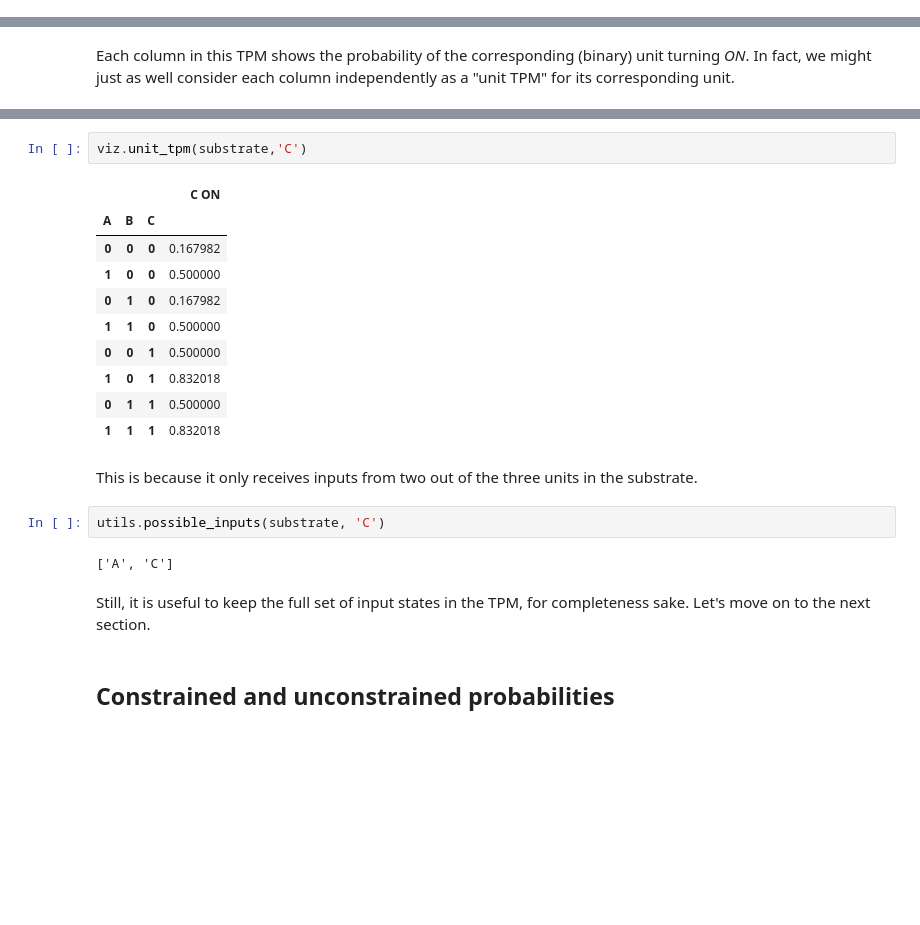
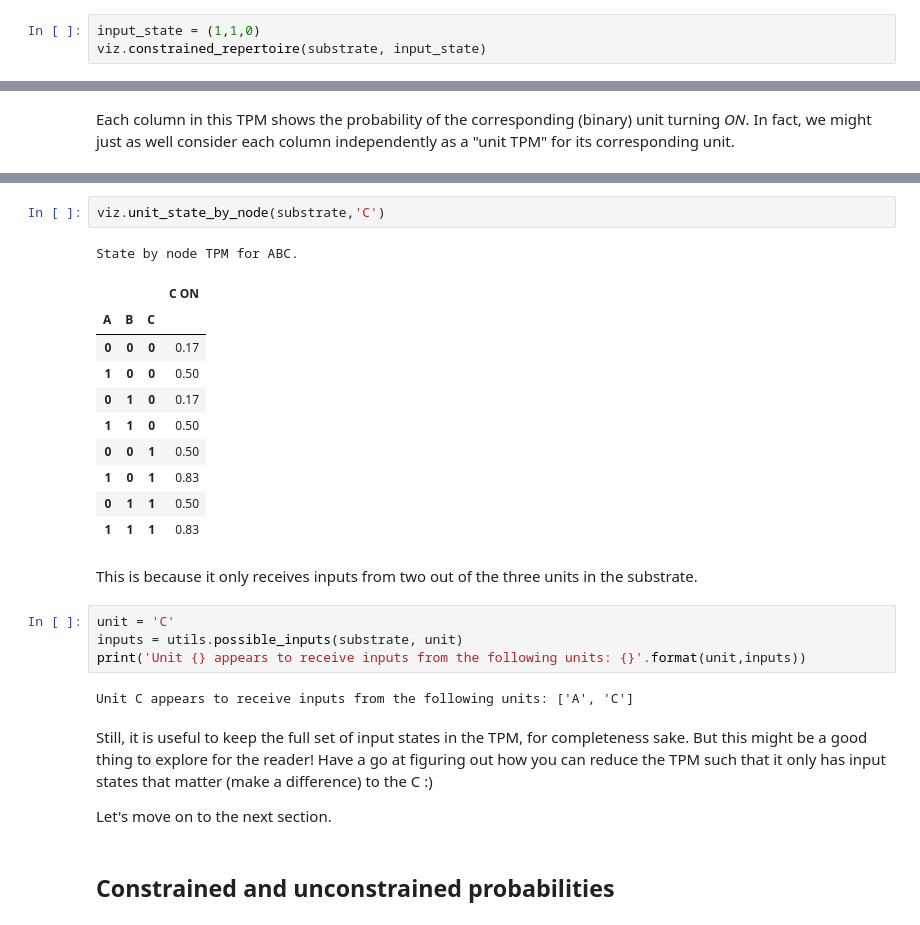
Before and after one commit to bjorneju/IIT_wiki_tutorial, a Jupyter notebook: notebooks/1_assessing_existence.ipynb, the cells around one changed output, grey strips where cells are left out. Drawn from its saved outputs; the diff is of its cells as text; blank space fills up the shorter version.

```diff
--- a/notebooks/1_assessing_existence.ipynb
+++ b/notebooks/1_assessing_existence.ipynb
@@ -104,0 +124,3 @@ Probability of transitioning from (1, 0, 0) to (0, 1, 0) is 0.485
+# %%
+input_state = (1,1,0)
+viz.constrained_repertoire(substrate, input_state)
@@ -229,23 +257,28 @@ The perceptive reader might have spotted that unit C seems to be behaving a bit
 # %%
-viz.unit_tpm(substrate,'C')
+viz.unit_state_by_node(substrate,'C')
 # %% [output]
+State by node TPM for ABC.
 |  |  |  | C ON |
 | A | B | C |  |
-| 0 | 0 | 0 | 0.167982 |
-| 1 | 0 | 0 | 0.500000 |
-| 0 | 1 | 0 | 0.167982 |
-| 1 | 1 | 0 | 0.500000 |
-| 0 | 0 | 1 | 0.500000 |
-| 1 | 0 | 1 | 0.832018 |
-| 0 | 1 | 1 | 0.500000 |
-| 1 | 1 | 1 | 0.832018 |
+| 0 | 0 | 0 | 0.17 |
+| 1 | 0 | 0 | 0.50 |
+| 0 | 1 | 0 | 0.17 |
+| 1 | 1 | 0 | 0.50 |
+| 0 | 0 | 1 | 0.50 |
+| 1 | 0 | 1 | 0.83 |
+| 0 | 1 | 1 | 0.50 |
+| 1 | 1 | 1 | 0.83 |
 # %% [markdown]
 This is because it only receives inputs from two out of the three units in the substrate.
 # %%
-utils.possible_inputs(substrate, 'C')
+unit = 'C'
+inputs = utils.possible_inputs(substrate, unit)
+print('Unit {} appears to receive inputs from the following units: {}'.format(unit,inputs))
 # %% [output]
-['A', 'C']
+Unit C appears to receive inputs from the following units: ['A', 'C']
 # %% [markdown]
-Still, it is useful to keep the full set of input states in the TPM, for completeness sake. Let's move on to the next section.
+Still, it is useful to keep the full set of input states in the TPM, for completeness sake. But this might be a good thing to explore for the reader! Have a go at figuring out how you can reduce the TPM such that it only has input states that matter (make a difference) to the C :)
+
+Let's move on to the next section.
 # %% [markdown]
 ## Constrained and unconstrained probabilities
```
Also changed, not shown: parts of 41 cells of this notebook, 3 other files.
